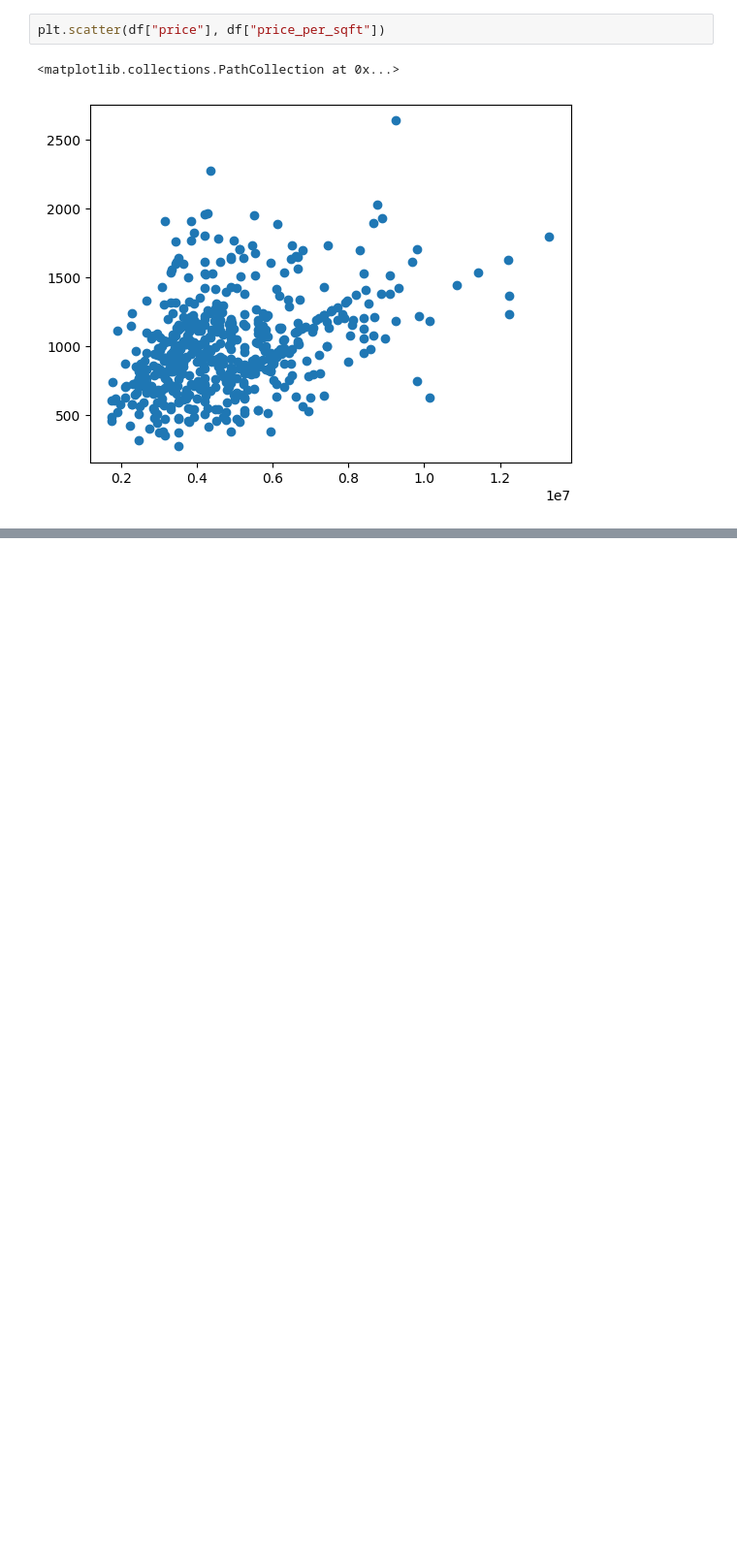
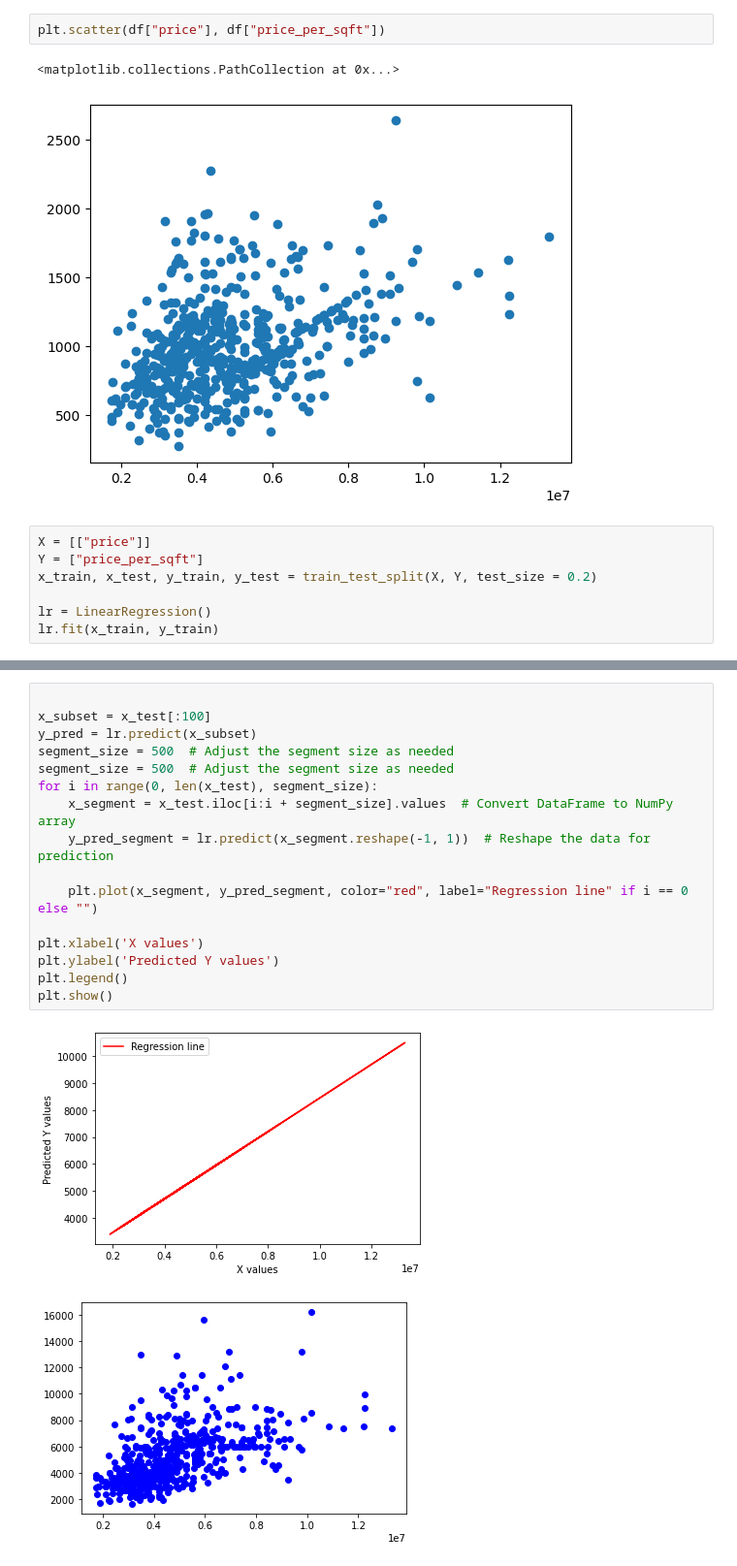
Before and after one commit to RajanChavada/Boston-Housing-Data-regression, a Jupyter notebook: main.ipynb, the cells around one changed output, grey strips where cells are left out. Shown at 97% size. Drawn from its saved outputs; the diff is of its cells as text; blank space fills up the shorter version.

Commit message:
testing more regression models with feature engineering

```diff
--- a/main.ipynb
+++ b/main.ipynb
@@ -140,3 +153,10 @@ plt.scatter(df["price"], df["price_per_sqft"])
 # %% [output]
 <matplotlib.collections.PathCollection at 0x...>
 [figure]
+# %%
+X = [["price"]]
+Y = ["price_per_sqft"]
+x_train, x_test, y_train, y_test = train_test_split(X, Y, test_size = 0.2)
+
+lr = LinearRegression()
+lr.fit(x_train, y_train)
@@ -142,0 +191,19 @@ plt.scatter(df["price"], df["price_per_sqft"])
+# %%
+
+x_subset = x_test[:100]
+y_pred = lr.predict(x_subset)
+segment_size = 500  # Adjust the segment size as needed
+segment_size = 500  # Adjust the segment size as needed
+for i in range(0, len(x_test), segment_size):
+    x_segment = x_test.iloc[i:i + segment_size].values  # Convert DataFrame to NumPy array
+    y_pred_segment = lr.predict(x_segment.reshape(-1, 1))  # Reshape the data for prediction
+
+    plt.plot(x_segment, y_pred_segment, color="red", label="Regression line" if i == 0 else "")
+
+plt.xlabel('X values')
+plt.ylabel('Predicted Y values')
+plt.legend()
+plt.show()
+# %% [output]
+[figure, added]
+[figure, added]
```
Also changed, not shown: parts of 9 cells of this notebook.
